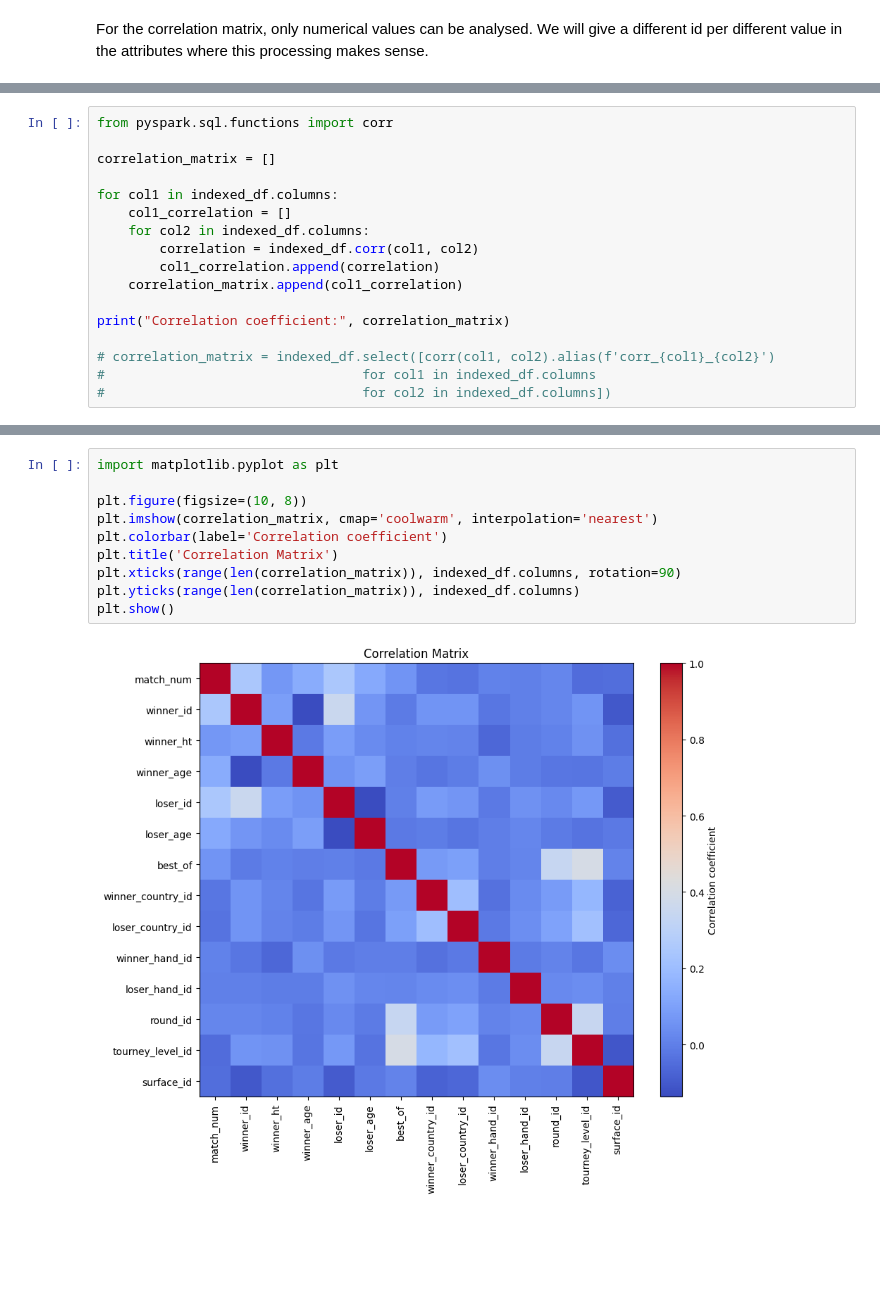
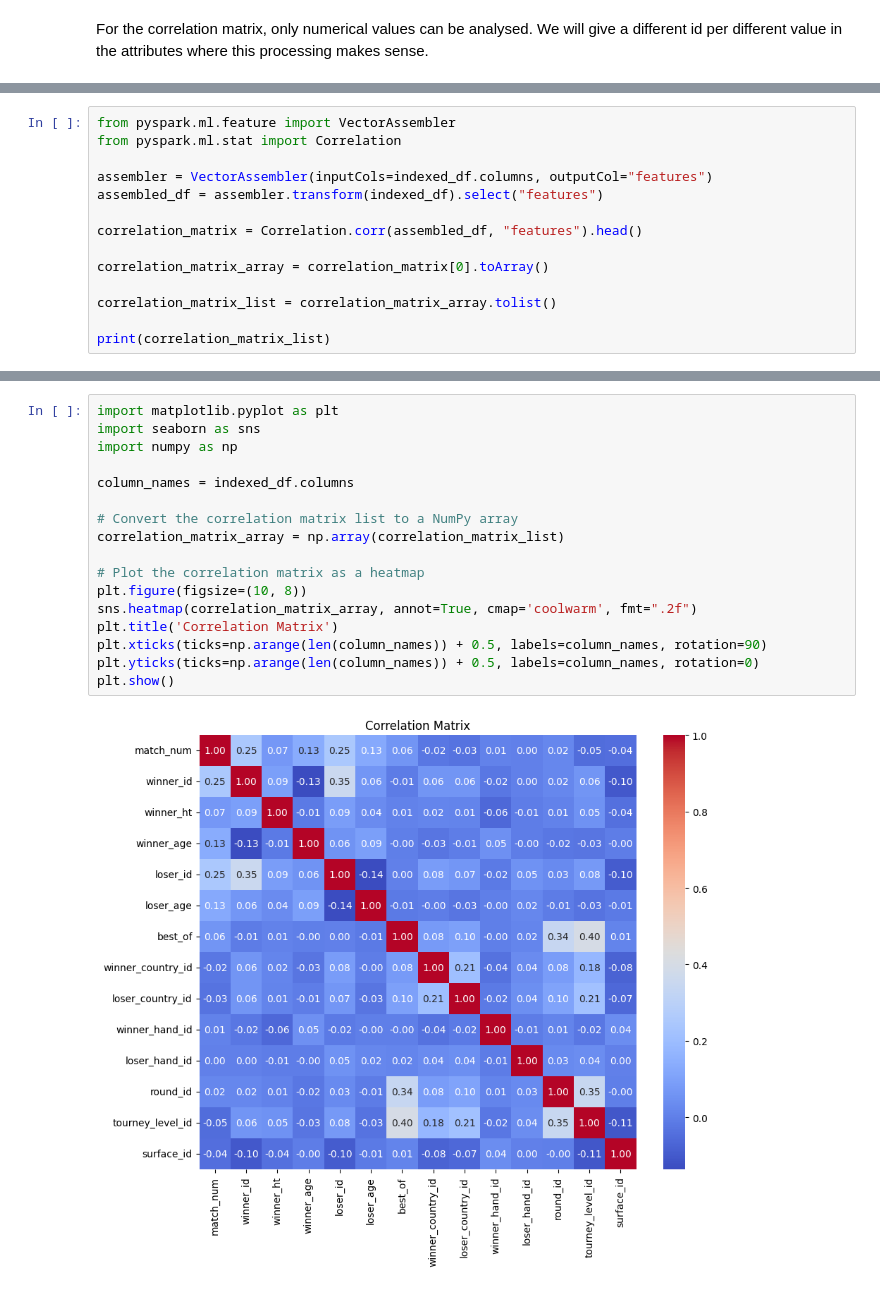
Before and after one commit to joao-oak/Big-Data-Spark, a Jupyter notebook: correlation_analysis.ipynb, the cells around one changed output, grey strips where cells are left out. Saved outputs shown, nothing was run; the diff lists cells and outputs as text; blank space fills up the shorter version.

```diff
--- a/correlation_analysis.ipynb
+++ b/correlation_analysis.ipynb
@@ -120,20 +120,17 @@ indexed_df.show()
 +---------+---------+---------+----------+--------+---------+-------+-----------------+----------------+--------------+-------------+--------+----------------+----------+
 only showing top 20 rows
 # %%
-from pyspark.sql.functions import corr
+from pyspark.ml.feature import VectorAssembler
+from pyspark.ml.stat import Correlation
 
-correlation_matrix = []
+assembler = VectorAssembler(inputCols=indexed_df.columns, outputCol="features")
+assembled_df = assembler.transform(indexed_df).select("features")
 
-for col1 in indexed_df.columns:
-    col1_correlation = []
-    for col2 in indexed_df.columns:
-        correlation = indexed_df.corr(col1, col2)
-        col1_correlation.append(correlation)
-    correlation_matrix.append(col1_correlation)
+correlation_matrix = Correlation.corr(assembled_df, "features").head()
 
-print("Correlation coefficient:", correlation_matrix)
+correlation_matrix_array = correlation_matrix[0].toArray()
 
-# correlation_matrix = indexed_df.select([corr(col1, col2).alias(f'corr_{col1}_{col2}')
-#                                 for col1 in indexed_df.columns
-#                                 for col2 in indexed_df.columns])
+correlation_matrix_list = correlation_matrix_array.tolist()
+
+print(correlation_matrix_list)
 # %% [output]
@@ -141,12 +140,19 @@ Correlation coefficient: [[1.0, 0.24932789483158216, 0.07058373304100214, 0.1340
 # %%
 import matplotlib.pyplot as plt
+import seaborn as sns
+import numpy as np
 
+column_names = indexed_df.columns
+
+# Convert the correlation matrix list to a NumPy array
+correlation_matrix_array = np.array(correlation_matrix_list)
+
+# Plot the correlation matrix as a heatmap
 plt.figure(figsize=(10, 8))
-plt.imshow(correlation_matrix, cmap='coolwarm', interpolation='nearest')
-plt.colorbar(label='Correlation coefficient')
+sns.heatmap(correlation_matrix_array, annot=True, cmap='coolwarm', fmt=".2f")
 plt.title('Correlation Matrix')
-plt.xticks(range(len(correlation_matrix)), indexed_df.columns, rotation=90)
-plt.yticks(range(len(correlation_matrix)), indexed_df.columns)
+plt.xticks(ticks=np.arange(len(column_names)) + 0.5, labels=column_names, rotation=90)
+plt.yticks(ticks=np.arange(len(column_names)) + 0.5, labels=column_names, rotation=0)
 plt.show()
 # %% [output]
-[figure, old version]
+[figure, new version]
```
Also changed, not shown: parts of 1 cell of this notebook.
